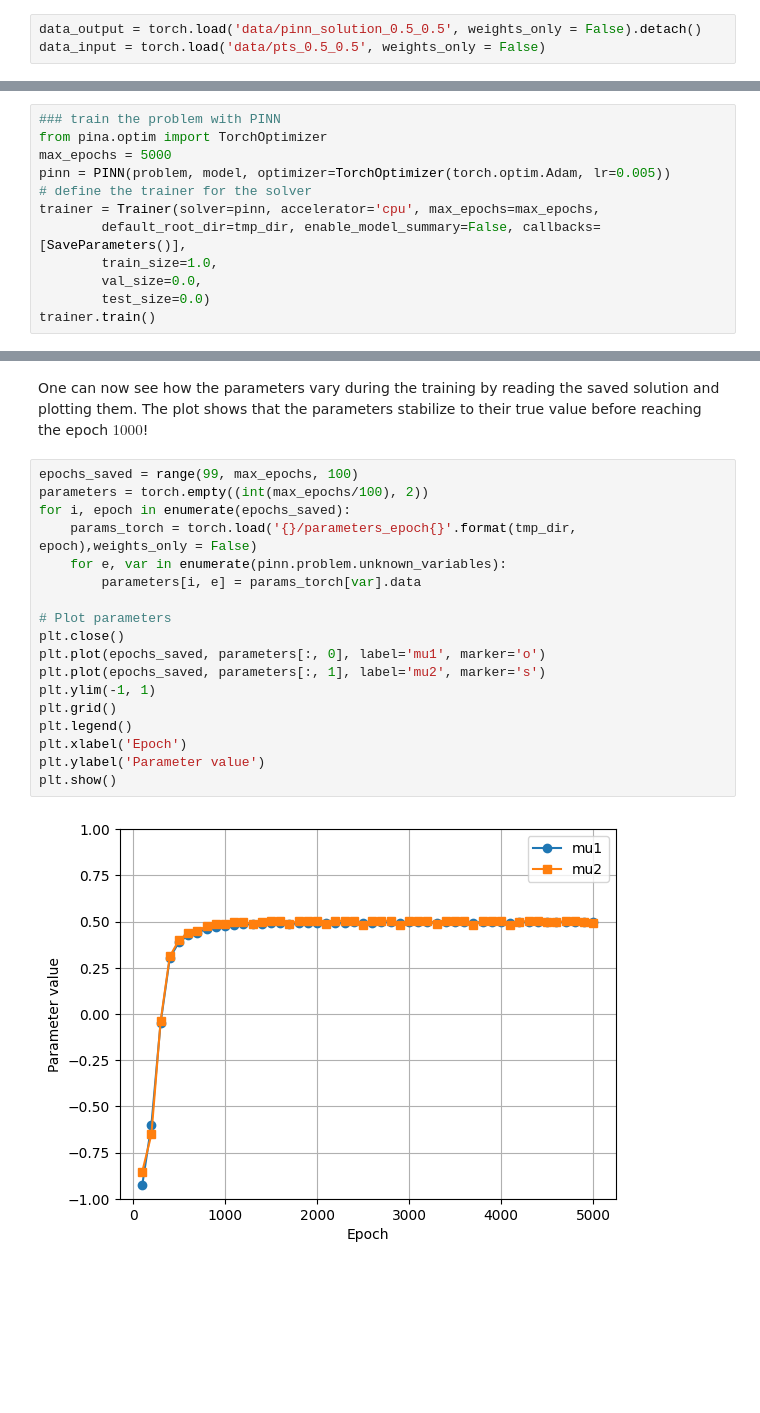
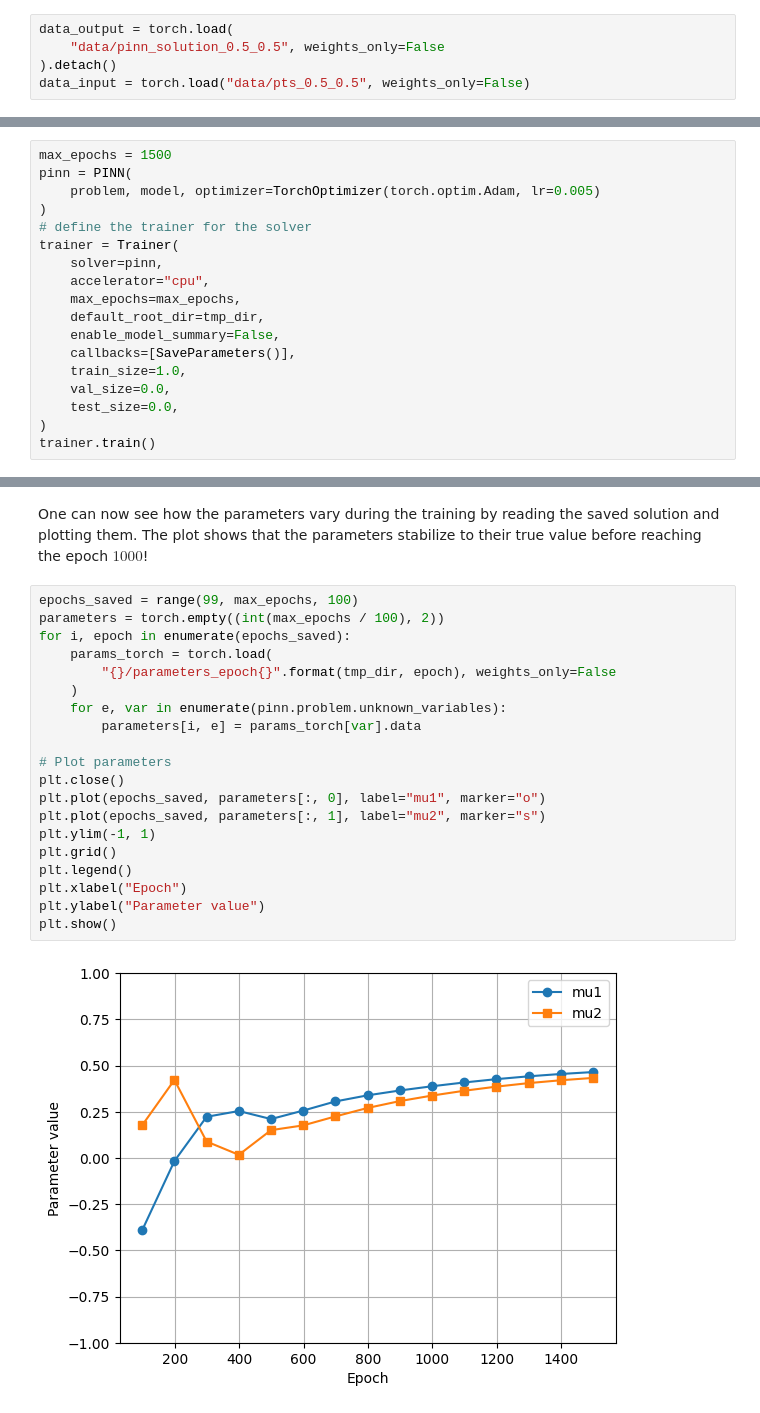
Before and after one commit to mathLab/PINA, a Jupyter notebook: tutorials/tutorial7/tutorial.ipynb, the cells around one changed output, grey strips where cells are left out. Drawn from its saved outputs; the diff is of its cells as text; blank space fills up the shorter version.

```diff
--- a/tutorials/tutorial7/tutorial.ipynb
+++ b/tutorials/tutorial7/tutorial.ipynb
@@ -52,8 +59,10 @@ warnings.filterwarnings('ignore')
 # %% [markdown]
 Then, we import the pre-saved data, for ($\mu_1$, $\mu_2$)=($0.5$, $0.5$). These two values are the optimal parameters that we want to find through the neural network training. In particular, we import the `input` points (the spatial coordinates), and the `target` points (the corresponding $u$ values evaluated at the `input`).
 # %%
-data_output = torch.load('data/pinn_solution_0.5_0.5', weights_only = False).detach()
-data_input = torch.load('data/pts_0.5_0.5', weights_only = False)
+data_output = torch.load(
+    "data/pinn_solution_0.5_0.5", weights_only=False
+).detach()
+data_input = torch.load("data/pts_0.5_0.5", weights_only=False)
 # %% [markdown]
 Moreover, let's plot also the data points and the reference solution: this is the expected output of the neural network.
 # %%
@@ -151,15 +170,21 @@ class SaveParameters(Callback):
 # %% [markdown]
 Then, we define the `PINN` object and train the solver using the `Trainer`.
 # %%
-### train the problem with PINN
-from pina.optim import TorchOptimizer
-max_epochs = 5000
-pinn = PINN(problem, model, optimizer=TorchOptimizer(torch.optim.Adam, lr=0.005))
+max_epochs = 1500
+pinn = PINN(
+    problem, model, optimizer=TorchOptimizer(torch.optim.Adam, lr=0.005)
+)
 # define the trainer for the solver
-trainer = Trainer(solver=pinn, accelerator='cpu', max_epochs=max_epochs,
-        default_root_dir=tmp_dir, enable_model_summary=False, callbacks=[SaveParameters()],
-        train_size=1.0,
-        val_size=0.0,
-        test_size=0.0)
+trainer = Trainer(
+    solver=pinn,
+    accelerator="cpu",
+    max_epochs=max_epochs,
+    default_root_dir=tmp_dir,
+    enable_model_summary=False,
+    callbacks=[SaveParameters()],
+    train_size=1.0,
+    val_size=0.0,
+    test_size=0.0,
+)
 trainer.train()
 # %% [output]
@@ -171,21 +196,23 @@ HPU available: False, using: 0 HPUs
 One can now see how the parameters vary during the training by reading the saved solution and plotting them. The plot shows that the parameters stabilize to their true value before reaching the epoch $1000$!
 # %%
 epochs_saved = range(99, max_epochs, 100)
-parameters = torch.empty((int(max_epochs/100), 2))
+parameters = torch.empty((int(max_epochs / 100), 2))
 for i, epoch in enumerate(epochs_saved):
-    params_torch = torch.load('{}/parameters_epoch{}'.format(tmp_dir, epoch),weights_only = False)
+    params_torch = torch.load(
+        "{}/parameters_epoch{}".format(tmp_dir, epoch), weights_only=False
+    )
     for e, var in enumerate(pinn.problem.unknown_variables):
         parameters[i, e] = params_torch[var].data
 
 # Plot parameters
 plt.close()
-plt.plot(epochs_saved, parameters[:, 0], label='mu1', marker='o')
-plt.plot(epochs_saved, parameters[:, 1], label='mu2', marker='s')
+plt.plot(epochs_saved, parameters[:, 0], label="mu1", marker="o")
+plt.plot(epochs_saved, parameters[:, 1], label="mu2", marker="s")
 plt.ylim(-1, 1)
 plt.grid()
 plt.legend()
-plt.xlabel('Epoch')
-plt.ylabel('Parameter value')
+plt.xlabel("Epoch")
+plt.ylabel("Parameter value")
 plt.show()
 # %% [output]
-[figure, old version]
+[figure, new version]
```
Also changed, not shown: parts of 6 cells of this notebook, 29 other files.
